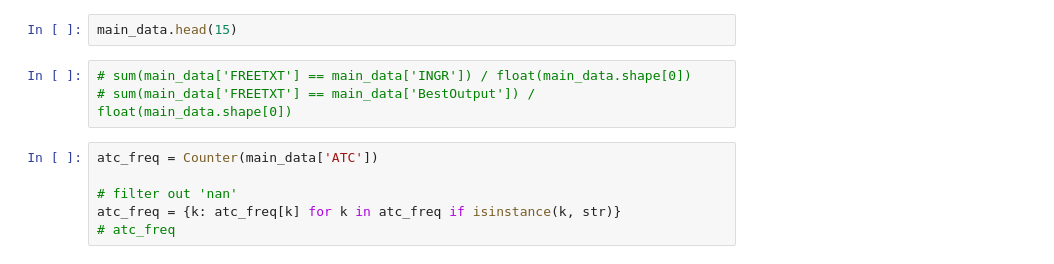
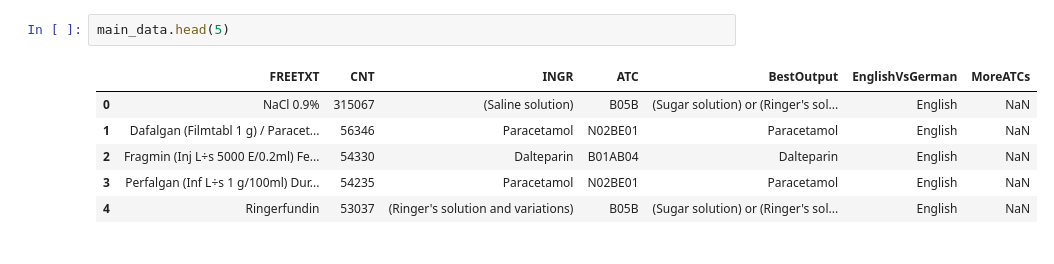
Before and after one commit to jraiskin/Automated_categorization_medication, a Jupyter notebook: test_load_data.ipynb, the cells around one changed output. Cells and saved outputs as stored; diff of their text form.

```diff
--- a/test_load_data.ipynb
+++ b/test_load_data.ipynb
@@ -34,11 +97,9 @@ atc_conversion_data = pd.read_csv(user_opt['atc_conversion_data_path'],
 # %%
-main_data.head(15)
+main_data.head(5)
+# %% [output]
+|  | FREETXT | CNT | INGR | ATC | BestOutput | EnglishVsGerman | MoreATCs |
+| 0 | NaCl 0.9% | 315067 | (Saline solution) | B05B | (Sugar solution) or (Ringer's sol... | English | NaN |
+| 1 | Dafalgan (Filmtabl 1 g) / Paracet... | 56346 | Paracetamol | N02BE01 | Paracetamol | English | NaN |
+| 2 | Fragmin (Inj L÷s 5000 E/0.2ml) Fe... | 54330 | Dalteparin | B01AB04 | Dalteparin | English | NaN |
+| 3 | Perfalgan (Inf L÷s 1 g/100ml) Dur... | 54235 | Paracetamol | N02BE01 | Paracetamol | English | NaN |
+| 4 | Ringerfundin | 53037 | (Ringer's solution and variations) | B05B | (Sugar solution) or (Ringer's sol... | English | NaN |
-# %%
-# sum(main_data['FREETXT'] == main_data['INGR']) / float(main_data.shape[0])
-# sum(main_data['FREETXT'] == main_data['BestOutput']) / float(main_data.shape[0])
-# %%
-atc_freq = Counter(main_data['ATC'])
-
-# filter out 'nan'
-atc_freq = {k: atc_freq[k] for k in atc_freq if isinstance(k, str)}
-# atc_freq
```
Also changed, not shown: parts of 20 cells of this notebook.
